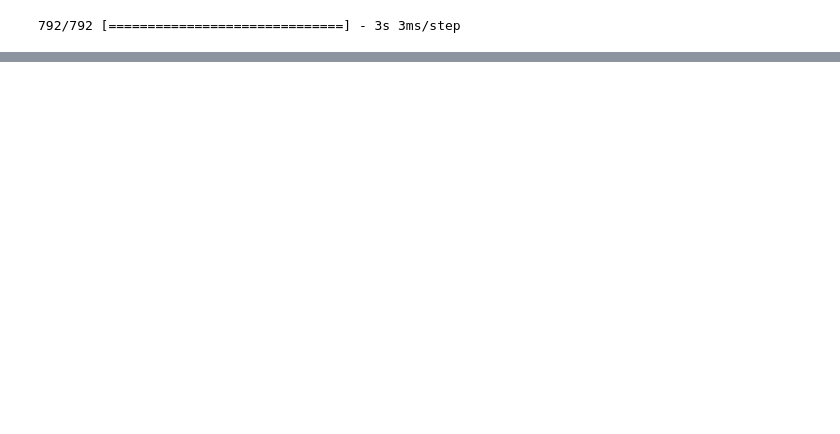
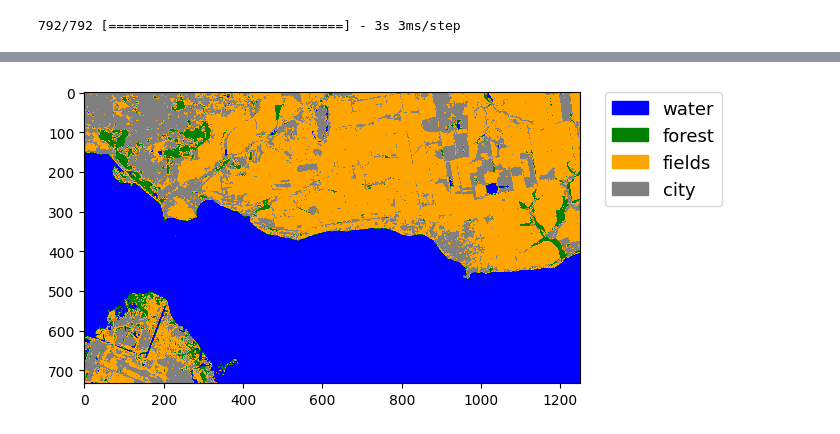
Before and after one commit to angpysha/sat_image_segmentation, a Jupyter notebook: binary_tree_expirement.ipynb, the cells around one changed output, grey strips where cells are left out. Cells and saved outputs as stored; diff of their text form; code cells hidden in the pictures; blank space fills up the shorter version.

```diff
--- a/binary_tree_expirement.ipynb
+++ b/binary_tree_expirement.ipynb
@@ -191,0 +243,2 @@ accuracy_score(pred_res_vec, ds.y_test_new)
+# %%
+image_1_multi = model_new_gnb.predict(image_1_vector, batch_size=2048)
@@ -191,0 +247,20 @@ accuracy_score(pred_res_vec, ds.y_test_new)
+# %%
+image_1_multi_preds = tf.argmax(image_1_multi, axis=-1).numpy()
+# %%
+image_1_multi_preds_img = image_1_multi_preds.reshape(733,1250)
+# %%
+image_1_multi_preds_img += 1
+# %%
+from matplotlib.colors import ListedColormap
+import earthpy.plot as ep
+import matplotlib.pyplot as plt
+
+im = plt.imshow(image_1_multi_preds_img,
+           vmin=1,vmax=6,
+               cmap=ListedColormap(['blue', 'green', 'orange', 'grey', 'yellow','brown']))
+ep.draw_legend(im_ax = im, titles = ["water","forest","fields","city"])
+
+
+plt.show()
+# %% [output]
+[figure, added]
```
Also changed, not shown: parts of 49 cells of this notebook, 3 other files.
